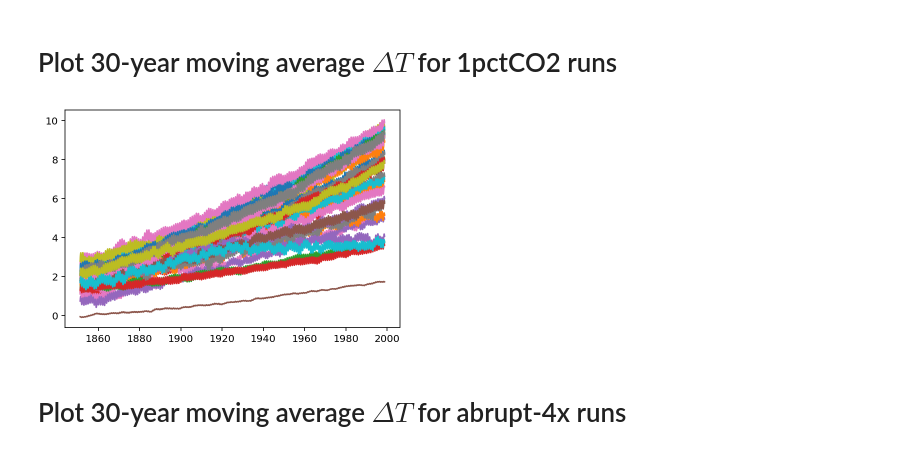
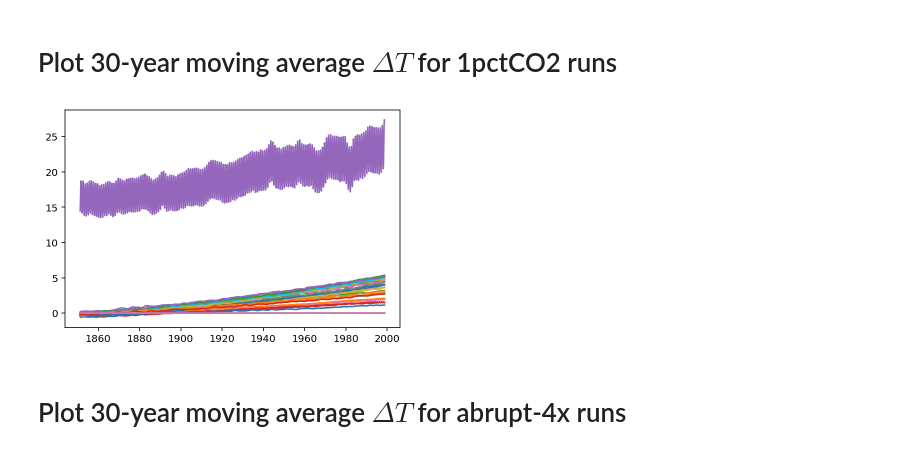
Before and after one commit to galenphall/pangeo_tests, a Jupyter notebook: analysis.ipynb, the cells around one changed output. Saved outputs shown, nothing was run; the diff lists cells and outputs as text; code cells hidden in the pictures.

```diff
--- a/analysis.ipynb
+++ b/analysis.ipynb
@@ -26,21 +26,26 @@ def load(*keys):
     test = lambda fname: all([k in fname for k in keys])
     ns = np.array([[f, np.load('data/'+f, allow_pickle = True)] for f in os.listdir('data') if test(f)])
     return ns
+# %%
+def plot_time_var(var, scenario, window):
+    ts = load('_'+var+'.npy',scenario)
+    dates = [d for d in [pd.to_datetime(n[1], errors='coerce') for n in ns[:,1]] if d[0] != 'NaT']
+    plt.figure(scenario+' '+var+' runs')
+    for f, v in ts:
+        w = window
+        d = next((d for d in dates if len(d) == len(n[0])),None)
+        if isinstance(d, type(None)):
+            raise Exception(f)
+        plt.plot_date(d[int(w/2)-1:int(len(v[0])-w/2)],
+                      moving_average(v[0] - v[0,0], w),
+                      xdate=True, fmt='-', label=f)
 # %% [markdown]
 Plot 30-year moving average $\Delta T$  for 1pctCO2 runs
 =======
-# %%
-ts = load("1pctCO2",'_ts.npy')
-dates = [d for d in [pd.to_datetime(n[1], errors='coerce') for n in ns[:,1]] if d[0] != 'NaT']
-plt.figure("1pctCO2 runs")
-for f, n in ts:
-    w = 30
-    d = next(d for d in dates if len(d) == len(n[0]))
-    plt.plot_date(d[int(w/2)-1:int(len(n[0])-w/2)],
-                  moving_average(n[0] - n[0,0], w),
-                  xdate=True, fmt='-')
-# %% [output]
-[figure, removed]
+# %%
+plot_time_var('tos','1pctCO2', 30)
+# %% [output]
+[figure, added]
 # %% [markdown]
 Plot 30-year moving average $\Delta T$  for abrupt-4x runs
 =======
```
Also changed, not shown: parts of 5 cells of this notebook, 28 other files.
